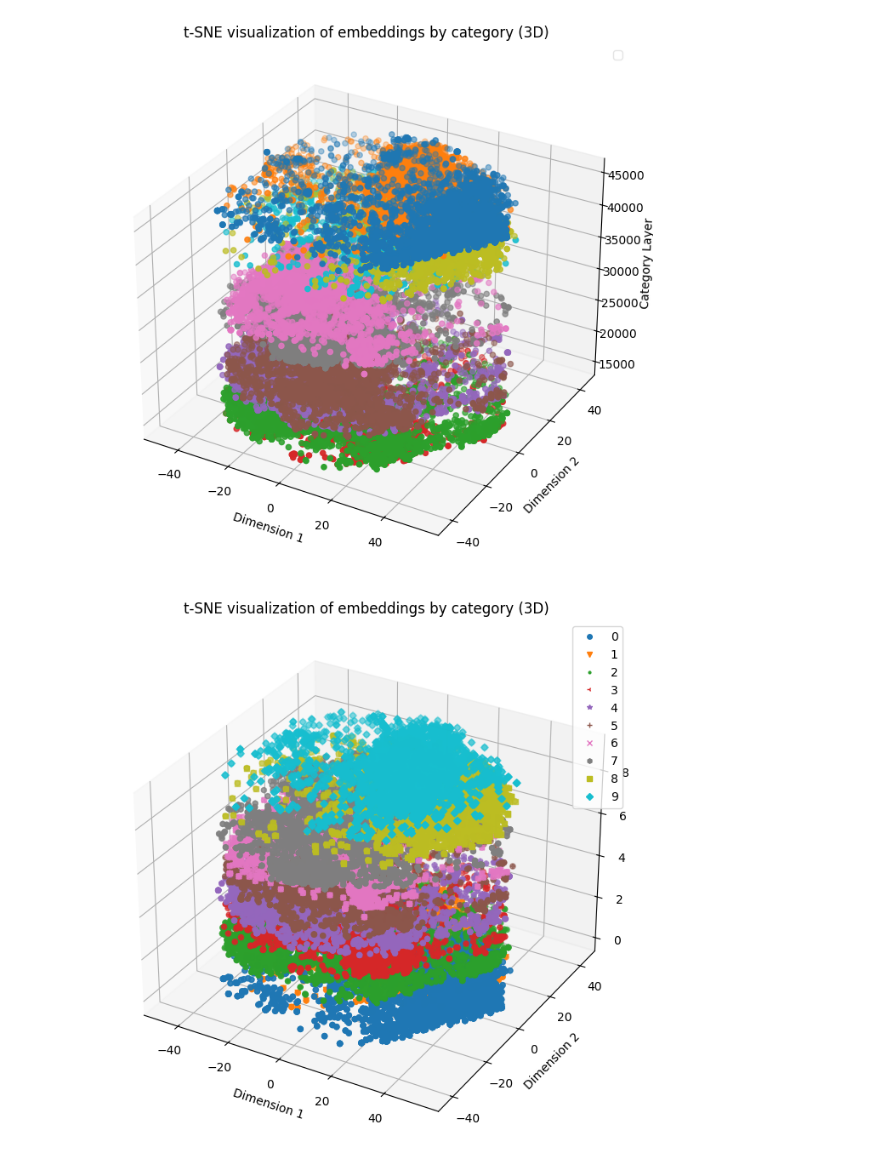
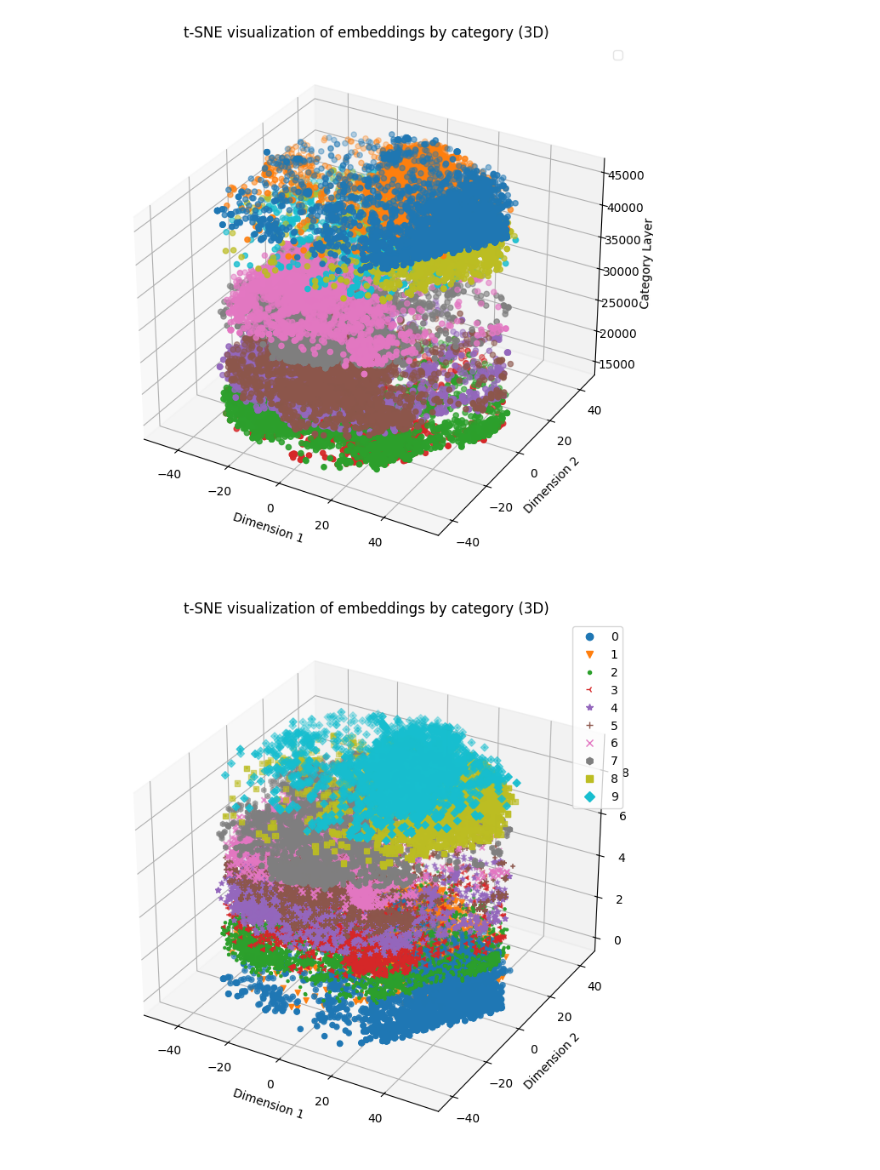
Before and after one commit to LEON-gittech/PFLlib, a Jupyter notebook: get_high_low_proto.ipynb, the cells around one changed output. Drawn from its saved outputs; the diff is of its cells as text; code cells hidden in the pictures.

```diff
--- a/get_high_low_proto.ipynb
+++ b/get_high_low_proto.ipynb
@@ -206,6 +206,7 @@ labels = [k for k, v in protos.items() for _ in v]
 
 # 为了图例，我们存储每个类别的属性
 legend_entries = []
+markers = ['o','v','.','3','*','+','x','h','s','D']
 
 # 创建三维散点图
 fig = plt.figure(figsize=(10, 8))
@@ -215,12 +216,12 @@ ax = fig.add_subplot(111, projection='3d')
 for label in set(labels):
     indices_to_keep = [i for i, x in enumerate(labels) if x == label]
     # 为每个类别选择不同的颜色和点的形状
-    color = f'C{list(set(labels)).index(label) % 10}'  # 使用 'C0' 到 'C9' 表示颜色
-    marker = f'o{list(set(labels)).index(label) % 5}'  # 使用 'o', 's', '^', 'v', '*' 表示形状
+    color = f'C{label % 10}'  # 使用 'C0' 到 'C9' 表示颜色
+    marker = markers[label]  # 选择一个标记样式
     ax.scatter(high_embeddings[indices_to_keep, 0], high_embeddings[indices_to_keep, 1], label, color=color, marker=marker, label=label)
     # 为图例添加条目
-    legend_entries.append(plt.Line2D([0], [0], color=color, marker=marker, linestyle='None', markersize=2, label=label))
-    ax.scatter(high_embeddings[indices_to_keep, 0], high_embeddings[indices_to_keep, 1], label)
+    legend_entries.append(plt.Line2D([0], [0], color=color, marker=marker, linestyle='None', markersize=6, label=label))
+    ax.scatter(high_embeddings[indices_to_keep, 0], high_embeddings[indices_to_keep, 1], label, s=2)
 
 
 # 设置图表标题和坐标轴标签
@@ -263,35 +263,6 @@ from sklearn.manifold import TSNE
 
 # 提取每个嵌入向量对应的类别标签
 labels = [k for k, v in low_protos.items() for _ in v]
-
-# 创建三维散点图
-fig = plt.figure(figsize=(10, 8))
-ax = fig.add_subplot(111, projection='3d')
-
-# 为了图例，我们存储每个类别的属性
-legend_entries = []
-
-# 绘制每个类别的点
-for label in set(labels):
-    indices_to_keep = [i for i, x in enumerate(labels) if x == label]
-    # 为每个类别选择不同的颜色和点的形状
-    color = f'C{list(set(labels)).index(label) % 10}'  # 使用 'C0' 到 'C9' 表示颜色
-    marker = f'o{list(set(labels)).index(label) % 5}'  # 使用 'o', 's', '^', 'v', '*' 表示形状
-    ax.scatter(embeddings[indices_to_keep, 0], embeddings[indices_to_keep, 1], label, color=color, marker=marker, label=label)
-
-    # 为图例添加条目
-    legend_entries.append(plt.Line2D([0], [0], color=color, marker=marker, linestyle='None', markersize=6, label=label))
-    ax.scatter(embeddings[indices_to_keep, 0], embeddings[indices_to_keep, 1], label)
-
-# 设置图表标题和坐标轴标签
-ax.set_title('t-SNE visualization of embeddings by category (3D)')
-ax.set_xlabel('Dimension 1')
-ax.set_ylabel('Dimension 2')
-ax.set_zlabel('Category Layer')
-
-# 显示图例
-ax.legend(handles=legend_entries, loc='upper right')
-plt.show()
 # %% [output]
 No artists with labels found to put in legend.  Note that artists whose label start with an underscore are ignored when legend() is called with no argument.
 [figure]
@@ -310,33 +281,33 @@ num_labels = len(set(labels))
 # 绘制每个类别的点
 for label in set(labels):
     indices_to_keep = [i for i, x in enumerate(labels) if x == label]
     # 为每个类别选择不同的颜色和点的形状
     color = f'C{label % 10}'  # 使用 'C0' 到 'C9' 表示颜色
     marker = markers[label]  # 选择一个标记样式
     ax.scatter(embeddings[indices_to_keep, 0], embeddings[indices_to_keep, 1], label, color=color, marker=marker, label=label)
 
     # 为图例添加条目
-    legend_entries.append(plt.Line2D([0], [0], color=color, marker=marker, linestyle='None', markersize=2, label=label))
-    ax.scatter(embeddings[indices_to_keep, 0], embeddings[indices_to_keep, 1], label)
+    legend_entries.append(plt.Line2D([0], [0], color=color, marker=marker, linestyle='None', markersize=6, label=label))
+    ax.scatter(embeddings[indices_to_keep, 0], embeddings[indices_to_keep, 1], label, s=2)
 
 # 设置图表标题和坐标轴标签
 ax.set_title('t-SNE visualization of embeddings by category (3D)')
 ax.set_xlabel('Dimension 1')
 ax.set_ylabel('Dimension 2')
 ax.set_zlabel('Category Layer')
 
 # # 显示图例
 # from matplotlib.legend_handler import HandlerBase
 # class ListHandler(HandlerBase):
 #     def create_artists(self, legend, labels, *args, **kwargs):
 #         handles = [plt.Line2D([0], [0], color='w', marker='o', markersize=6, label=l) for l in labels]
 #         return handles
 # legend1 = ax.legend(handler_map={list: ListHandler()})
 
 # # 调整图例位置
 # legend1.get_frame().set_alpha(0.5)
 # 显示图例
 ax.legend(handles=legend_entries, loc='upper right')
 plt.show()
 # %% [output]
-[figure, old version]
+[figure, new version]
```
Also changed, not shown: parts of 1 cell of this notebook.
